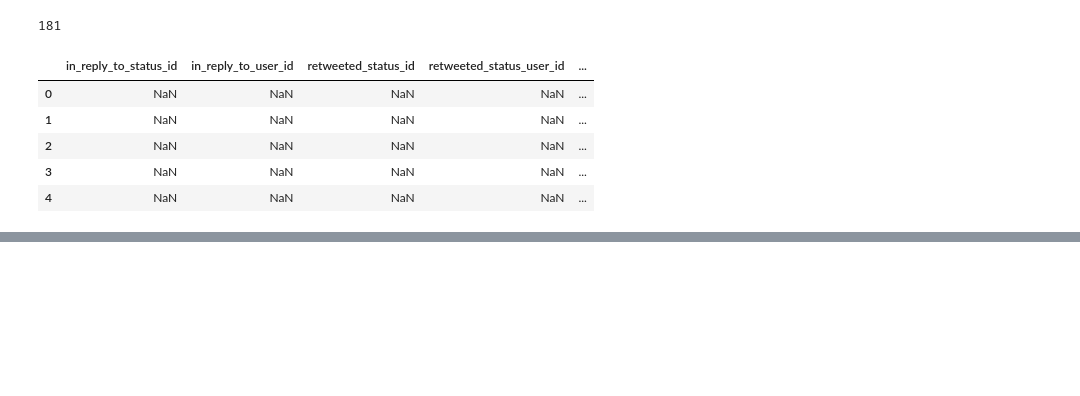
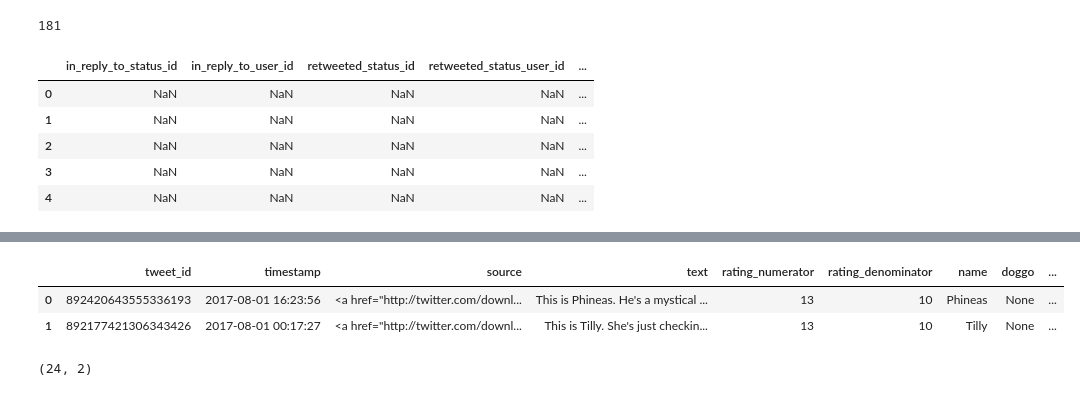
Before and after one commit to bthodla/danano, a Jupyter notebook: prj4/wrangle_act.ipynb, the cells around one changed output, grey strips where cells are left out. Cells and saved outputs as stored; diff of their text form; code cells hidden in the pictures; blank space fills up the shorter version.

```diff
--- a/prj4/wrangle_act.ipynb
+++ b/prj4/wrangle_act.ipynb
@@ -460,0 +455,6 @@ tweets_df[tweets_df['text'].str.contains("pupper")][['tweet_id', 'pupper', 'text
+# %%
+"""
+1.1.3 Code
+"""
+
+tweets_df_clean['timestamp'] = pd.to_datetime(tweets_df_clean['timestamp'])
@@ -460,0 +484,10 @@ tweets_df[tweets_df['text'].str.contains("pupper")][['tweet_id', 'pupper', 'text
+# %%
+"""
+1.1.4 Define
+Drop all tweets with timestamps greater than 8/1/2017 as per the project requirements
+"""
+tweets_df_clean.query('timestamp > "08/01/2017"')
+# %% [output]
+|  | tweet_id | timestamp | source | text | rating_numerator | rating_denominator | name | doggo | ... |
+| 0 | 892420643555336193 | 2017-08-01 16:23:56 | <a href="http://twitter.com/downl... | This is Phineas. He's a mystical ... | 13 | 10 | Phineas | None | ... |
+| 1 | 892177421306343426 | 2017-08-01 00:17:27 | <a href="http://twitter.com/downl... | This is Tilly. She's just checkin... | 13 | 10 | Tilly | None | ... |
@@ -460,0 +530,10 @@ tweets_df[tweets_df['text'].str.contains("pupper")][['tweet_id', 'pupper', 'text
+# %%
+"""
+The test below confirm that there are multiple dog stages tied to a single tweet id.
+Since I am not sure if this is good or bad data, I am going to err on the conservative side and treat it as good.
+Therefore, i am going to retain this as a separate dataset until I find evidence to the contrary
+However, I am going to get rid of all rows where the dog stage is None even after fixing the quality
+"""
+dog_stage_df[['tweet_id', 'dog_stage']].query('dog_stage != "None"').groupby('tweet_id').filter(lambda x: len(x) > 1).shape
+# %% [output]
+(24, 2)
```
Also changed, not shown: parts of 15 cells of this notebook.
